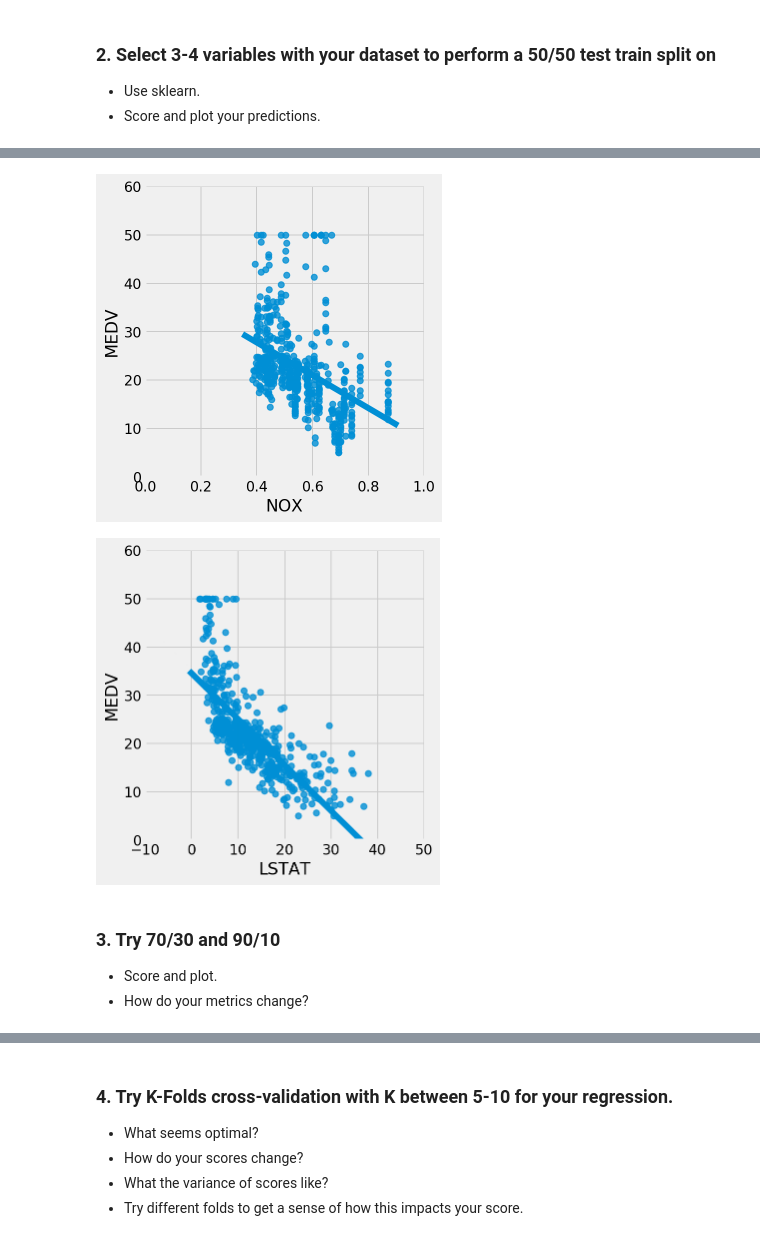
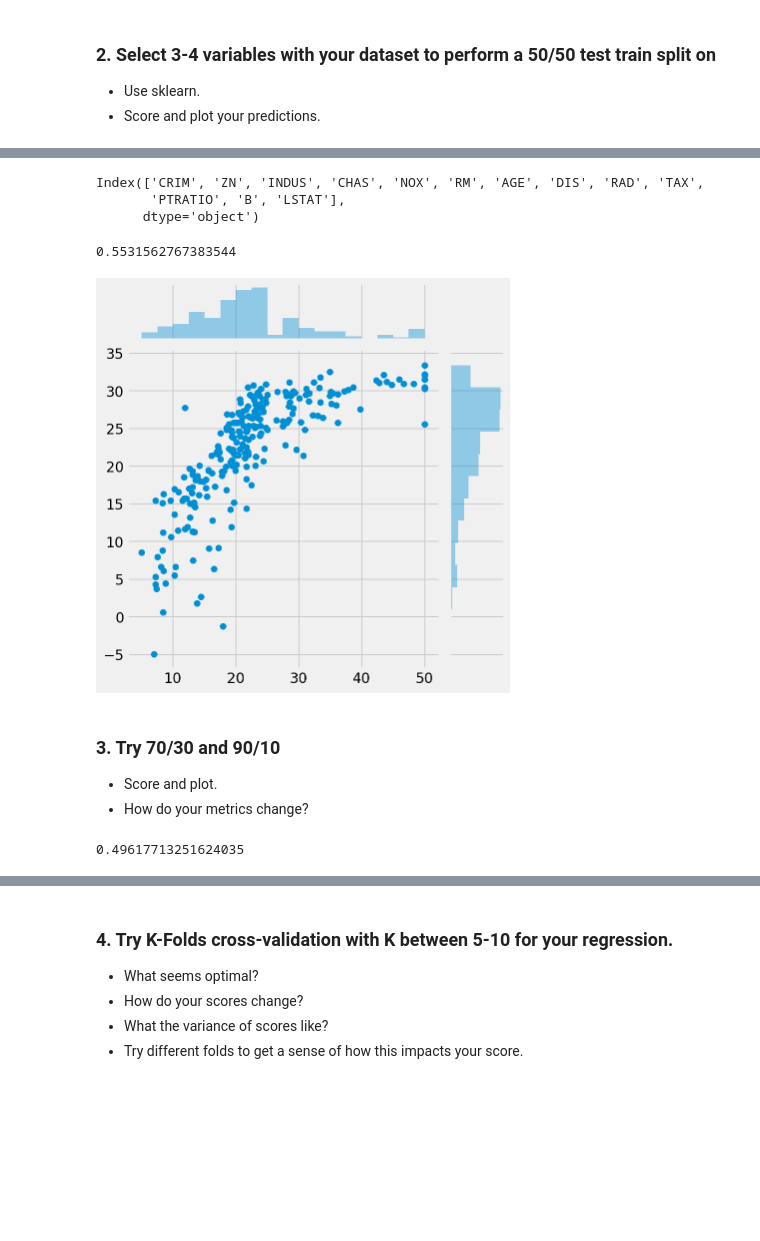
Before and after one commit to ShelyBhogal/data-science, a Jupyter notebook: 09-split-train-test-bias-variance/practice/train_test-cross_validation-lab.ipynb, the cells around one changed output, grey strips where cells are left out. Saved outputs shown, nothing was run; the diff lists cells and outputs as text; code cells hidden in the pictures; blank space fills up the shorter version.

```diff
--- a/09-split-train-test-bias-variance/practice/train_test-cross_validation-lab.ipynb
+++ b/09-split-train-test-bias-variance/practice/train_test-cross_validation-lab.ipynb
@@ -66,3 +53,11 @@ boston = pd.concat([y, X], axis=1)
+# %%
+from sklearn.datasets import load_boston
+
+boston = load_boston()
+# Create 1 DataFrame, X features matrix (rest of data, body and header)
+# Create 1 array holding the target values, y response vector
+X = pd.DataFrame(boston.data, columns=boston.feature_names)
+y = boston.target
 # %% [markdown]
 ### 1. Clean up any data problems
 
@@ -120,17 +87,37 @@ plt.ylim(0, 60);
-# %%
-#fit_reg will fit a line by default
-sns.lmplot(x='NOX', y='MEDV', data=boston_samples, ci=None, fit_reg=True);
-plt.xlim(0, 1);
-plt.ylim(0, 60);
-# %% [output]
-[figure, removed]
-# %%
-#fit_reg will fit a line by default
-sns.lmplot(x='LSTAT', y='MEDV', data=boston_samples, ci=None, fit_reg=True);
-plt.xlim(-10, 50);
-plt.ylim(0, 60);
-# %% [output]
-[figure, removed]
+# %%
+# Select 4 variables/predictors: CRIM, NOX, B, LSTAT
+X.columns
+# %% [output]
+Index(['CRIM', 'ZN', 'INDUS', 'CHAS', 'NOX', 'RM', 'AGE', 'DIS', 'RAD', 'TAX',
+       'PTRATIO', 'B', 'LSTAT'],
+      dtype='object')
+# %%
+#need to import the train-test-split
+from sklearn.model_selection import train_test_split
+
+predictors = ['CRIM', 'NOX', 'B', 'LSTAT']
+X_train, X_test, y_train, y_test = train_test_split(X[predictors], y, train_size=0.5, random_state=8)
+# %%
+#THIS IS STANDARD RECIPE TO FOLLOW FOR LINEAR REGRESSION! Initialize, fit, score
+
+# Import the class
+from sklearn.linear_model import LinearRegression
+
+# Instantiate the model
+lr = LinearRegression()
+
+# Train the model on the training set
+lr.fit(X_train, y_train)
+
+# Returns the R-squared result from testing set
+lr.score(X_test, y_test)
+# %% [output]
+0.5531562767383544
+# %%
+y_pred = lr.predict(X_test)
+sns.jointplot(y_test, y_pred);
+# %% [output]
+[figure, added]
 # %% [markdown]
 ### 3. Try 70/30 and 90/10
 - Score and plot.
@@ -139,0 +130,15 @@ plt.ylim(0, 60);
+# %%
+# A: 70/30 split
+from sklearn.model_selection import train_test_split
+from sklearn.linear_model import LinearRegression
+
+predictors = ['CRIM', 'NOX', 'B', 'LSTAT']
+
+X_train, X_test, y_train, y_test = train_test_split(X[predictors], y, train_size=0.7, random_state=8)
+
+# Initialize, fit and score under newly initialized namespace
+lr2 = LinearRegression()
+lr2.fit(X_train,y_train)
+lr2.score(X_test, y_test)
+# %% [output]
+0.49617713251624035
```
Also changed, not shown: parts of 16 cells of this notebook, 1 other file.
